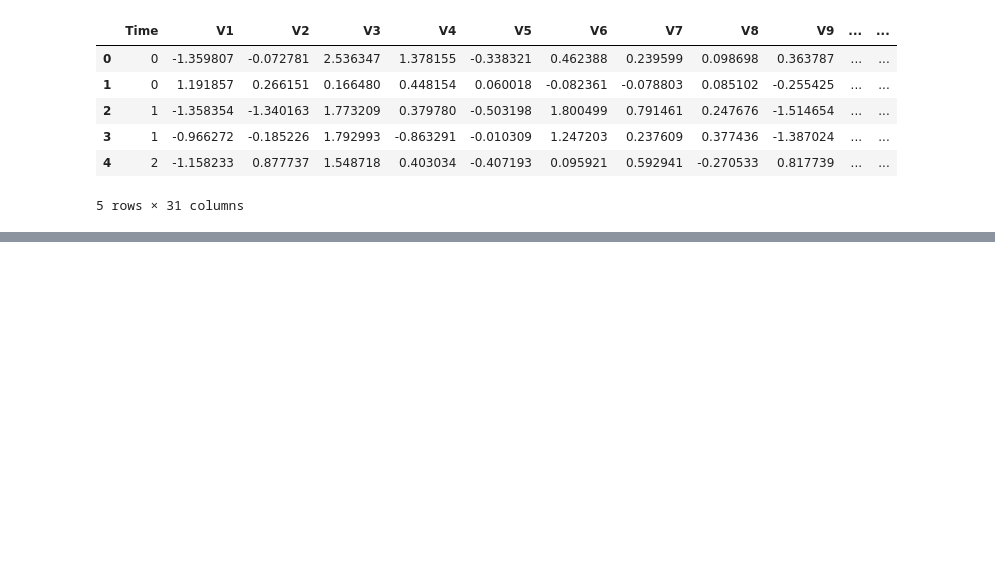
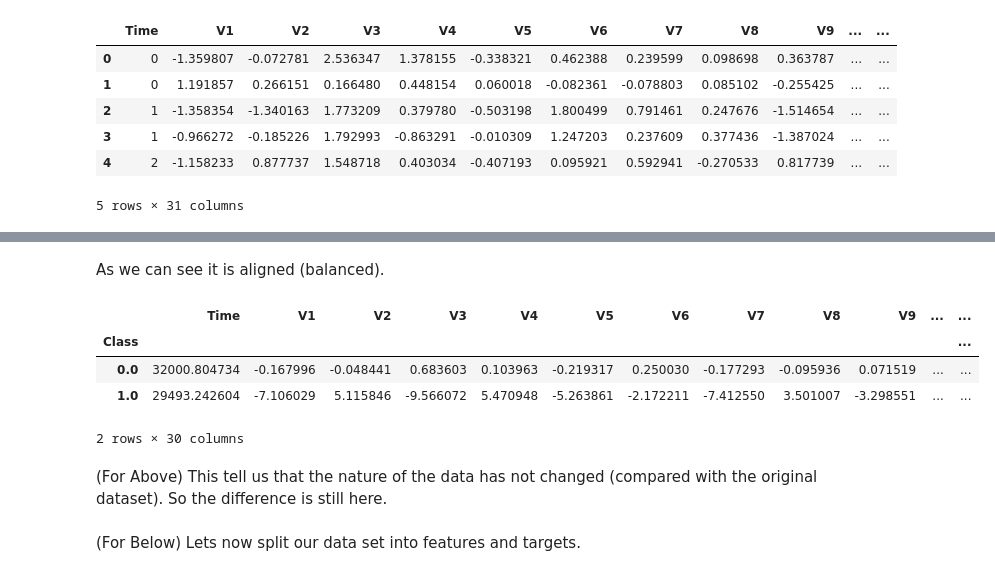
Before and after one commit to sanjaneigory/IgorSanjane.github.io, a Jupyter notebook: Credit_Card_Fraud_ML.ipynb, the cells around one changed output, grey strips where cells are left out. Cells and saved outputs as stored; diff of their text form; code cells hidden in the pictures; blank space fills up the shorter version.

```diff
--- a/Credit_Card_Fraud_ML.ipynb
+++ b/Credit_Card_Fraud_ML.ipynb
@@ -26,0 +170,15 @@ NameError: ignored
+# %% [markdown]
+As we can see it is aligned (balanced).
+# %%
+# Lets check the means
+new_dataset.groupby('Class').mean()
+# %% [output]
+|  | Time | V1 | V2 | V3 | V4 | V5 | V6 | V7 | V8 | V9 | ... | ... |
+| Class |  |  |  |  |  |  |  |  |  |  |  | ... |
+| 0.0 | 32000.804734 | -0.167996 | -0.048441 | 0.683603 | 0.103963 | -0.219317 | 0.250030 | -0.177293 | -0.095936 | 0.071519 | ... | ... |
+| 1.0 | 29493.242604 | -7.106029 | 5.115846 | -9.566072 | 5.470948 | -5.263861 | -2.172211 | -7.412550 | 3.501007 | -3.298551 | ... | ... |
+2 rows × 30 columns
+# %% [markdown]
+(For Above) This tell us that the nature of the data has not changed (compared with the original dataset). So the difference is still here.
+# %% [markdown]
+(For Below) Lets now split our data set into features and targets.
```
Also changed, not shown: parts of 36 cells of this notebook.
